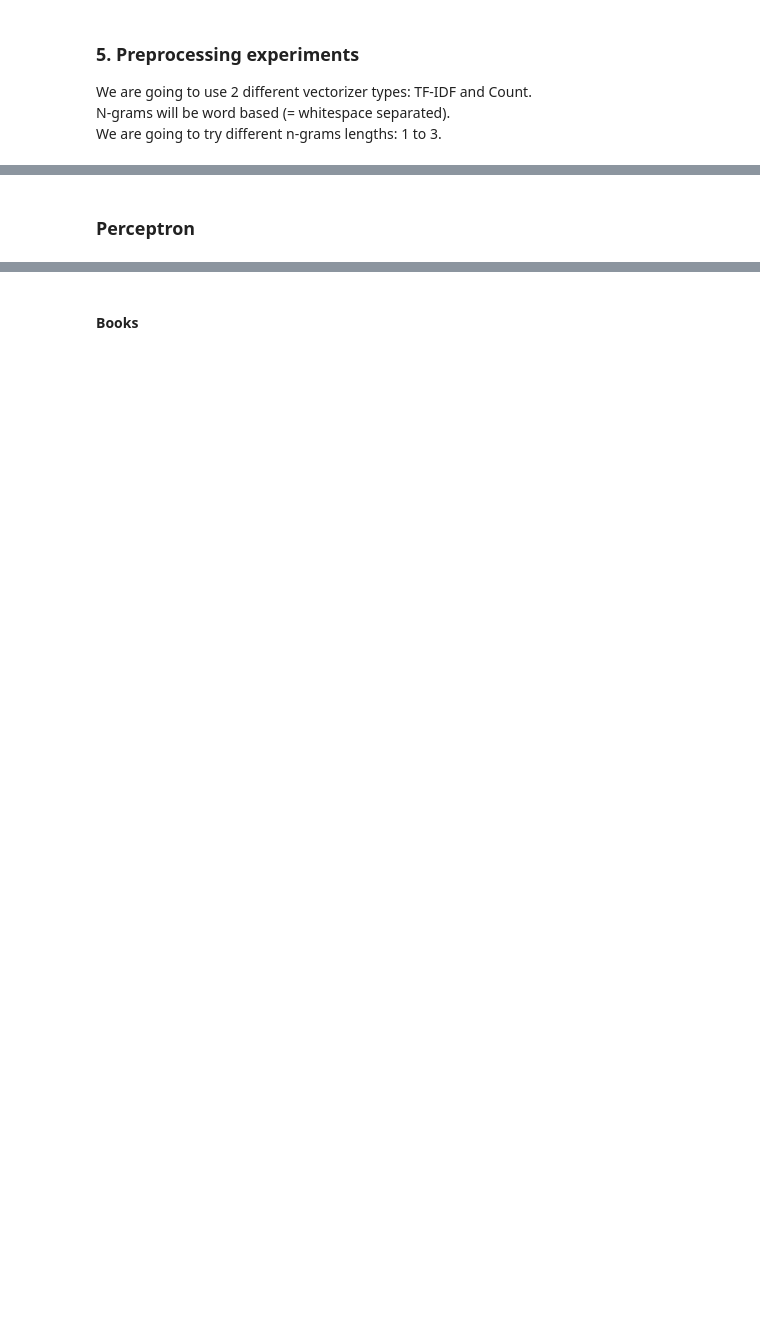
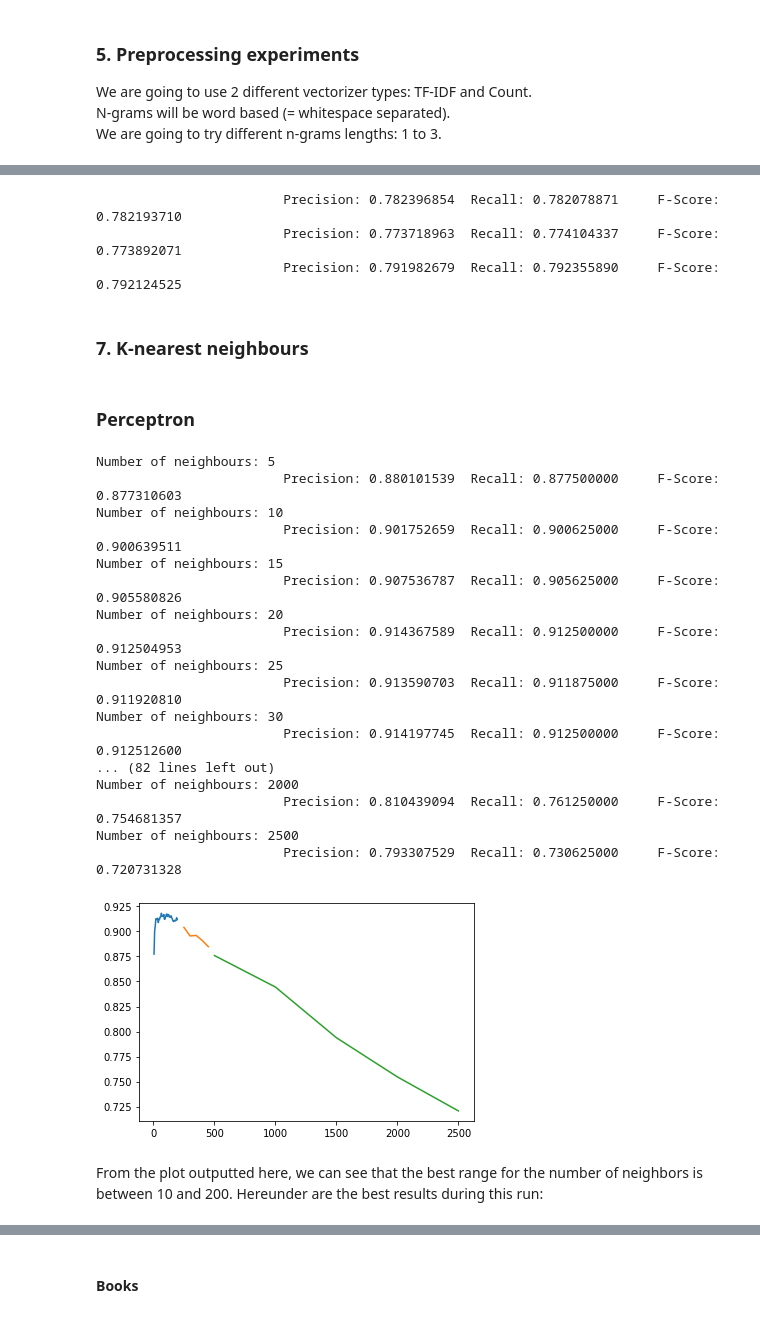
Before and after one commit to MatthieuRochette/Machine-Learning-For-NLP, a Jupyter notebook: main.ipynb, the cells around one changed output, grey strips where cells are left out. Saved outputs shown, nothing was run; the diff lists cells and outputs as text; code cells hidden in the pictures; blank space fills up the shorter version.

Commit message:
added k-neighbors

```diff
--- a/main.ipynb
+++ b/main.ipynb
@@ -41,7 +51,7 @@ print(dummy_rating_str.score(ds.testing["review_text"], ds.testing["rating_str"]
 # %%
 from sklearn.feature_extraction.text import TfidfVectorizer, CountVectorizer  # CountVectorizer will be used later
 
-vectorizer = TfidfVectorizer(lowercase=True, analyzer="word", stop_words="english")
+vectorizer = TfidfVectorizer(lowercase=True, analyzer="word")
 X_training = vectorizer.fit_transform(ds.training["review_text"])
 print(X_training.shape)
 print(X_training.toarray())
@@ -130,2 +217,12 @@ Apparently, bigrams work better with the TF-IDF vectorizer, when unigrams are th
+# %%
+perceptron_calc('dvd')
+perceptron_calc('electronics')
+perceptron_calc('kitchen & housewares')
+# %% [output]
+                        Precision: 0.782396854  Recall: 0.782078871     F-Score: 0.782193710
+                        Precision: 0.773718963  Recall: 0.774104337     F-Score: 0.773892071
+                        Precision: 0.791982679  Recall: 0.792355890     F-Score: 0.792124525
+# %% [markdown]
+### 7. K-nearest neighbours
 # %% [markdown]
 ### Perceptron
@@ -140,0 +229,60 @@ def perceptron_calc(domain, it):
+# %%
+from sklearn.neighbors import KNeighborsClassifier
+from sklearn.metrics import confusion_matrix
+import matplotlib.pyplot as plt
+
+def print_values_for_n_neighbors(n, matrix=False):
+    training = ds.training.sample(frac=1, random_state=9)
+    testing = ds.testing.sample(frac=1, random_state=9)
+    kneighbors = KNeighborsClassifier(n_neighbors=n)
+    vectorizer = TfidfVectorizer()
+    X_training = vectorizer.fit_transform(training["review_text"], training["domain"])
+    X_testing = vectorizer.transform(testing["review_text"])
+    kneighbors.fit(X_training, training["domain"])
+    if not matrix:
+        return print_values(testing["domain"], kneighbors.predict(X_testing))
+    else:
+        print_values(testing["domain"], kneighbors.predict(X_testing))
+        return confusion_matrix(testing["domain"], kneighbors.predict(X_testing), labels=testing["domain"].unique())
+
+best_values = [0, 0, 0, None]
+best_n = 0
+
+def run_multiple_n_neighbors(range_: range):
+    global best_values, best_n
+    f_scores = []
+    for i in range_:
+        print("Number of neighbours:", i)
+        values = print_values_for_n_neighbors(i)
+        f_scores.append(values[2])
+        if values[2] > best_values[2]:
+            best_values = values
+            best_n = i
+    plt.plot(range_, f_scores)
+
+run_multiple_n_neighbors(range(5, 200, 5))
+run_multiple_n_neighbors(range(250, 500, 50))
+run_multiple_n_neighbors(range(500, 3000, 500))
+plt.show()
+# %% [output]
+Number of neighbours: 5
+                        Precision: 0.880101539  Recall: 0.877500000     F-Score: 0.877310603
+Number of neighbours: 10
+                        Precision: 0.901752659  Recall: 0.900625000     F-Score: 0.900639511
+Number of neighbours: 15
+                        Precision: 0.907536787  Recall: 0.905625000     F-Score: 0.905580826
+Number of neighbours: 20
+                        Precision: 0.914367589  Recall: 0.912500000     F-Score: 0.912504953
+Number of neighbours: 25
+                        Precision: 0.913590703  Recall: 0.911875000     F-Score: 0.911920810
+Number of neighbours: 30
+                        Precision: 0.914197745  Recall: 0.912500000     F-Score: 0.912512600
+... (82 lines left out)
+Number of neighbours: 2000
+                        Precision: 0.810439094  Recall: 0.761250000     F-Score: 0.754681357
+Number of neighbours: 2500
+                        Precision: 0.793307529  Recall: 0.730625000     F-Score: 0.720731328
+[figure, added]
+# %% [markdown]
+From the plot outputted here, we can see that the best range for the number of neighbors is between 10 and 200.
+Hereunder are the best results during this run:
```
Also changed, not shown: parts of 22 cells of this notebook.
